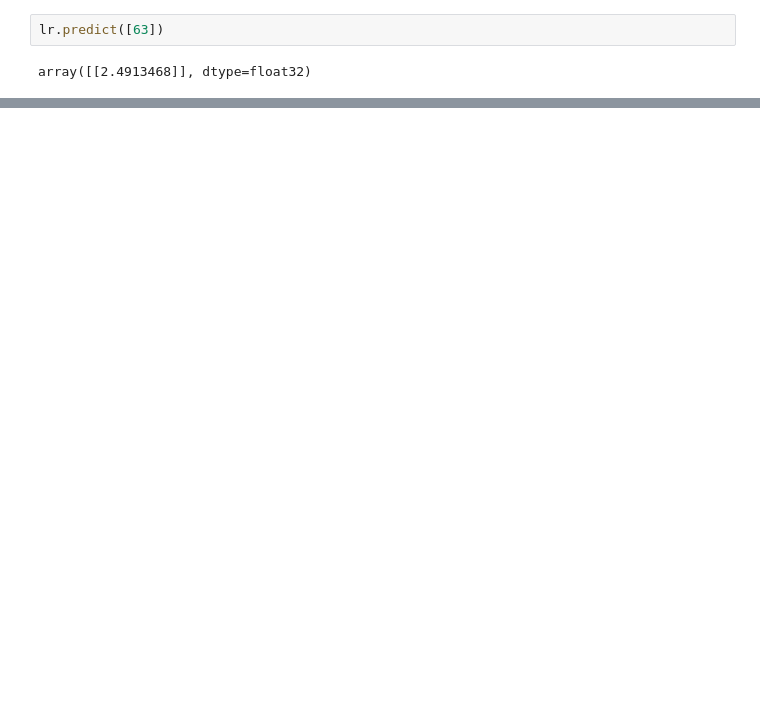
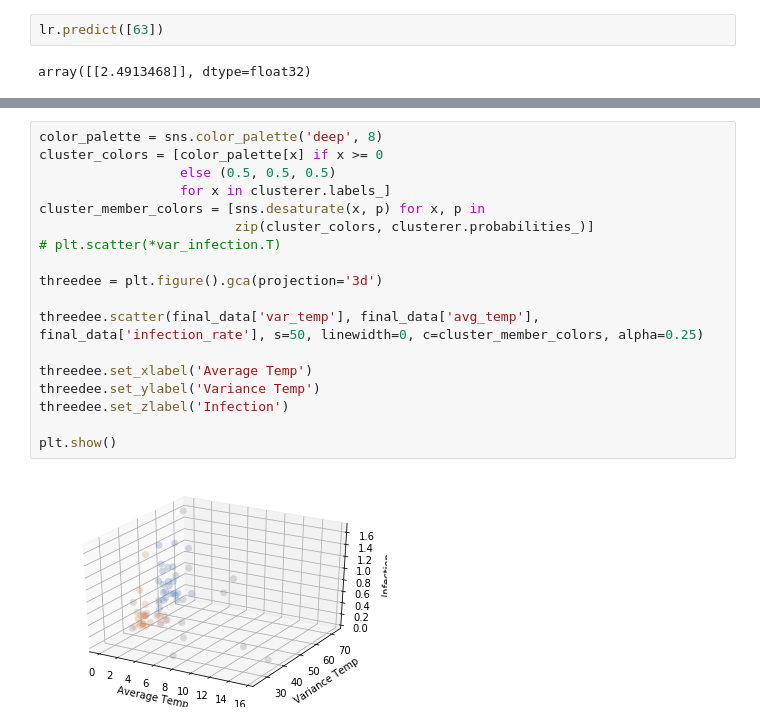
Before and after one commit to spjy/covid-temperature, a Jupyter notebook: covid.ipynb, the cells around one changed output, grey strips where cells are left out. Cells and saved outputs as stored; diff of their text form; blank space fills up the shorter version.

```diff
--- a/covid.ipynb
+++ b/covid.ipynb
@@ -403,0 +436,20 @@ hierarchy.plot()
+# %%
+color_palette = sns.color_palette('deep', 8)
+cluster_colors = [color_palette[x] if x >= 0
+                  else (0.5, 0.5, 0.5)
+                  for x in clusterer.labels_]
+cluster_member_colors = [sns.desaturate(x, p) for x, p in
+                         zip(cluster_colors, clusterer.probabilities_)]
+# plt.scatter(*var_infection.T)
+
+threedee = plt.figure().gca(projection='3d')
+
+threedee.scatter(final_data['var_temp'], final_data['avg_temp'], final_data['infection_rate'], s=50, linewidth=0, c=cluster_member_colors, alpha=0.25)
+
+threedee.set_xlabel('Average Temp')
+threedee.set_ylabel('Variance Temp')
+threedee.set_zlabel('Infection')
+
+plt.show()
+# %% [output]
+[figure, added]
```
Also changed, not shown: parts of 23 cells of this notebook, 2 other files.
